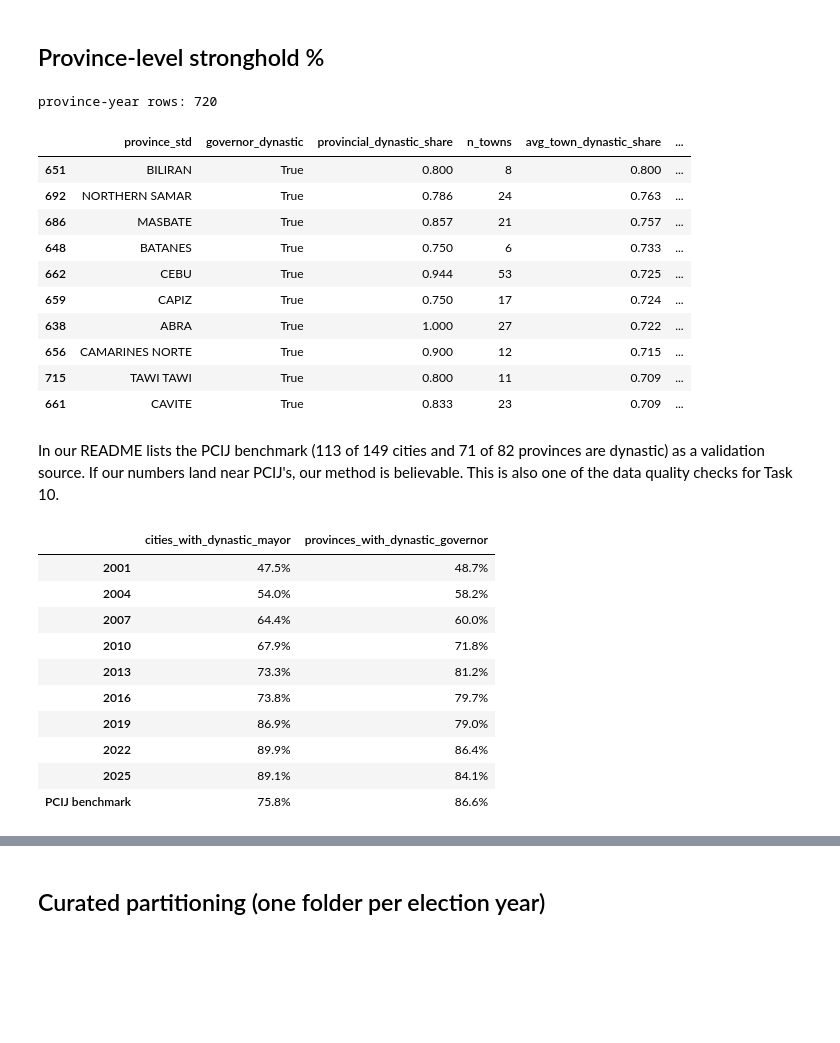
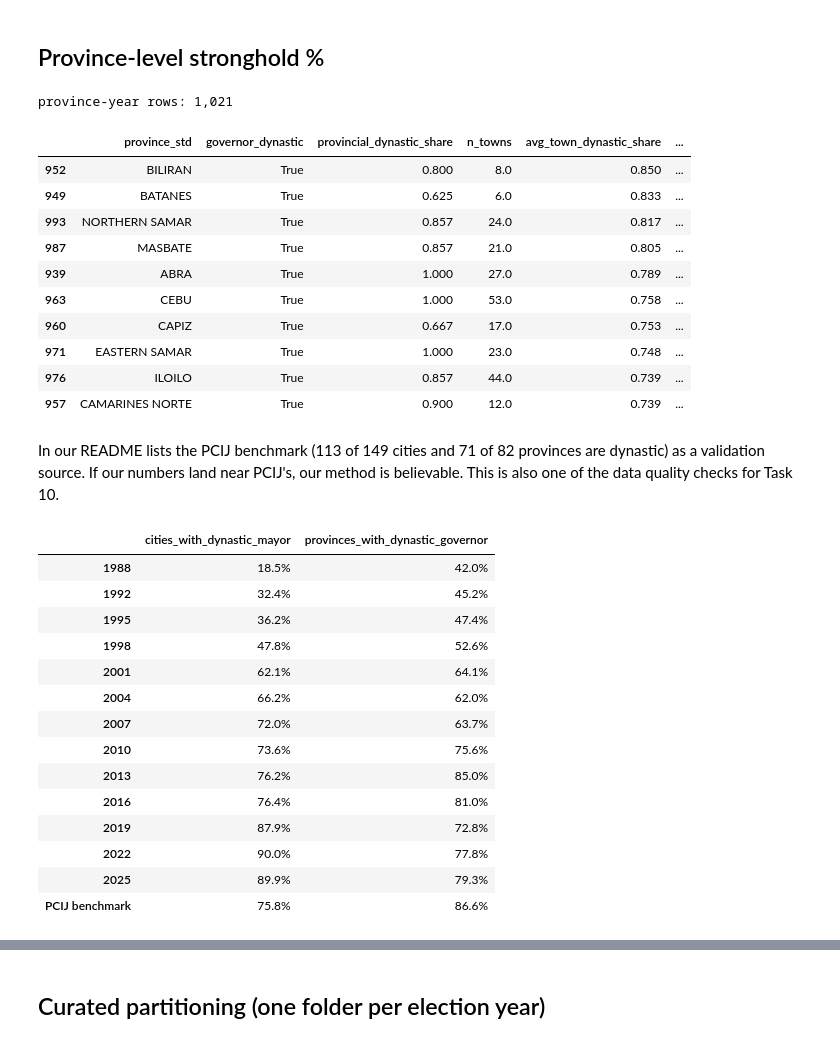
Before and after one commit to SrPenguin000/ph-political-dynasty-project, a Jupyter notebook: notebooks/04_dynasty_stronghold.ipynb, the cells around one changed output, grey strips where cells are left out. Cells and saved outputs as stored; diff of their text form; code cells hidden in the pictures; blank space fills up the shorter version.

```diff
--- a/notebooks/04_dynasty_stronghold.ipynb
+++ b/notebooks/04_dynasty_stronghold.ipynb
@@ -14,7 +14,7 @@ edges = pd.read_parquet(S + "kinship_edges.parquet")
 clans = pd.read_parquet(S + "clans.parquet")
 memberships = pd.read_parquet(S + "hf_memberships_clean.parquet")   # used to know which towns are cities
 
-ELECTION_YEARS = [2001, 2004, 2007, 2010, 2013, 2016, 2019, 2022, 2025]
+ELECTION_YEARS = [1988, 1992, 1995, 1998, 2001, 2004, 2007, 2010, 2013, 2016, 2019, 2022, 2025]
 LOCAL = ["MAYOR", "VICE MAYOR", "COUNCILOR"]
 PROVINCIAL = ["GOVERNOR", "VICE GOVERNOR", "PROVINCIAL BOARD MEMBER"]
 print(f"people: {len(people):,} | terms: {len(terms):,} | kinship links: {len(edges):,} | clans: {len(clans):,}")
@@ -49,6 +53,14 @@ t["first_relative_year"] = t["person_uid"].map(first_relative_year)
 t["is_dynastic"] = t["first_relative_year"].le(t["year"]).fillna(False).astype(bool)
 t["clan_id"] = t["person_uid"].map(info["clan_id"])
 
+
+# "Fat dynasty" (Ateneo's definition): a relative holds office in the SAME province in the SAME year
+held = t.dropna(subset=["province_std"])[["person_uid", "year", "province_std"]].drop_duplicates()
+together = (pairs.merge(held, on="person_uid")
+                 .merge(held.rename(columns={"person_uid": "relative"}), on=["relative", "year", "province_std"]))
+fat_keys = set(zip(together["person_uid"], together["year"], together["province_std"]))
+t["is_fat_dynasty"] = [k in fat_keys for k in zip(t["person_uid"], t["year"], t["province_std"])]
+
 t.groupby("year").agg(officials=("person_uid", "size"), source=("source", lambda s: s.mode().iloc[0]),
-                      dynastic_share=("is_dynastic", "mean")).round(3)
+                      dynastic_share=("is_dynastic", "mean"), fat_dynasty_share=("is_fat_dynasty", "mean")).round(3)
 # %% [output]
@@ -76,8 +92,9 @@ loc = t[t["position"].isin(LOCAL)].dropna(subset=["town_std"])
 keys = ["year", "province_std", "town_std"]
 
 # Stronghold % per town and election
-town = loc.groupby(keys).agg(n_officials=("person_uid", "nunique"),
-                             n_dynastic=("is_dynastic", "sum")).reset_index()
+loc_people = loc.drop_duplicates(keys + ["person_uid"])   # count each person once per town (some IDs hold 2 posts)
+town = loc_people.groupby(keys).agg(n_officials=("person_uid", "nunique"),
+                                    n_dynastic=("is_dynastic", "sum")).reset_index()
 town["dynastic_share"] = (town["n_dynastic"] / town["n_officials"]).round(3)
 
 # Is the mayor dynastic?
@@ -88,7 +105,7 @@ town["mayor_dynastic"] = town["mayor_dynastic"].astype("boolean")    # empty whe
 
 # The family (clan) holding the most seats in each town
 top = (loc.dropna(subset=["clan_id"]).groupby(keys + ["clan_id"])["person_uid"].nunique().rename("top_clan_seats")
-          .reset_index().sort_values("top_clan_seats", ascending=False).drop_duplicates(keys)
+          .reset_index().sort_values(["top_clan_seats", "clan_id"], ascending=[False, True]).drop_duplicates(keys)
           .rename(columns={"clan_id": "top_clan_id"}))
 town = town.merge(top, on=keys, how="left")
 town["top_clan_seats"] = town["top_clan_seats"].fillna(0).astype(int)
@@ -99,7 +116,7 @@ town["fat_dynasty"] = town["top_clan_seats"] >= 2
 town["is_city"] = [(p, c) in city for p, c in zip(town["province_std"], town["town_std"])]
 town["stronghold_level"] = pd.cut(town["dynastic_share"], [-0.01, 0.25, 0.5, 0.75, 1.0],
                                   labels=["low (0-25%)", "moderate (25-50%)", "high (50-75%)", "stronghold (75-100%)"])
-town["source"] = np.where(town["year"].between(2004, 2016), "hf", "openhalalan")
+town["source"] = np.select([town["year"].lt(2001), town["year"].between(2004, 2016)], ["ateneo", "hf"], default="openhalalan")
 
 print(f"town-year rows: {len(town):,}")
 display(town.groupby("year").agg(
@@ -141,44 +162,47 @@ town-year rows: 14,437
 # %%
 pv = t[t["position"].isin(PROVINCIAL)].dropna(subset=["province_std"])
 pk = ["year", "province_std"]
 
 # Provincial officials (governor, vice governor, board members)
-prov_tbl = pv.groupby(pk).agg(n_provincial_officials=("person_uid", "nunique"),
-                              n_dynastic=("is_dynastic", "sum")).reset_index()
+pv_people = pv.drop_duplicates(pk + ["person_uid"])   # count each person once per province
+prov_tbl = pv_people.groupby(pk).agg(n_provincial_officials=("person_uid", "nunique"),
+                                     n_dynastic=("is_dynastic", "sum")).reset_index()
 prov_tbl["provincial_dynastic_share"] = (prov_tbl["n_dynastic"] / prov_tbl["n_provincial_officials"]).round(3)
 
 # Is the governor dynastic?
 gov = pv[pv["position"].eq("GOVERNOR")].groupby(pk).agg(governor_uid=("person_uid", "first"),
                                                        governor_dynastic=("is_dynastic", "max")).reset_index()
 
 # Summary of the province's towns (from Step 3)
 towns_sum = town.groupby(pk).agg(n_towns=("town_std", "size"),
                                  share_towns_dynastic_mayor=("mayor_dynastic", "mean"),
                                  avg_town_dynastic_share=("dynastic_share", "mean"),
                                  n_stronghold_towns=("stronghold_level", lambda s: (s == "stronghold (75-100%)").sum())).reset_index()
 
-prov_tbl = prov_tbl.merge(gov, on=pk, how="left").merge(towns_sum, on=pk, how="left")
+# Fat dynasty share over ALL officials in the province (local + provincial + House), Ateneo's definition
+fat = t.dropna(subset=["province_std"]).groupby(pk)["is_fat_dynasty"].mean().rename("fat_dynasty_share").round(3).reset_index()
+prov_tbl = prov_tbl.merge(gov, on=pk, how="left").merge(towns_sum, on=pk, how="left").merge(fat, on=pk, how="left")
 prov_tbl["governor_dynastic"] = prov_tbl["governor_dynastic"].astype("boolean")
 cols = ["share_towns_dynastic_mayor", "avg_town_dynastic_share"]
 prov_tbl[cols] = prov_tbl[cols].astype(float).round(3)
 
 print(f"province-year rows: {len(prov_tbl):,}")
 # The 10 most dynastic provinces in 2025 (by their towns)
 prov_tbl[prov_tbl["year"].eq(2025)].sort_values("avg_town_dynastic_share", ascending=False)[
-    ["province_std", "governor_dynastic", "provincial_dynastic_share", "n_towns", "avg_town_dynastic_share", "n_stronghold_towns"]].head(10)
+    ["province_std", "governor_dynastic", "provincial_dynastic_share", "n_towns", "avg_town_dynastic_share", "n_stronghold_towns", "fat_dynasty_share"]].head(10)
 # %% [output]
-province-year rows: 720
+province-year rows: 1,021
 |  | province_std | governor_dynastic | provincial_dynastic_share | n_towns | avg_town_dynastic_share | ... |
-| 651 | BILIRAN | True | 0.800 | 8 | 0.800 | ... |
-| 692 | NORTHERN SAMAR | True | 0.786 | 24 | 0.763 | ... |
-| 686 | MASBATE | True | 0.857 | 21 | 0.757 | ... |
-| 648 | BATANES | True | 0.750 | 6 | 0.733 | ... |
-| 662 | CEBU | True | 0.944 | 53 | 0.725 | ... |
-| 659 | CAPIZ | True | 0.750 | 17 | 0.724 | ... |
-| 638 | ABRA | True | 1.000 | 27 | 0.722 | ... |
-| 656 | CAMARINES NORTE | True | 0.900 | 12 | 0.715 | ... |
-| 715 | TAWI TAWI | True | 0.800 | 11 | 0.709 | ... |
-| 661 | CAVITE | True | 0.833 | 23 | 0.709 | ... |
+| 952 | BILIRAN | True | 0.800 | 8.0 | 0.850 | ... |
+| 949 | BATANES | True | 0.625 | 6.0 | 0.833 | ... |
+| 993 | NORTHERN SAMAR | True | 0.857 | 24.0 | 0.817 | ... |
+| 987 | MASBATE | True | 0.857 | 21.0 | 0.805 | ... |
+| 939 | ABRA | True | 1.000 | 27.0 | 0.789 | ... |
+| 963 | CEBU | True | 1.000 | 53.0 | 0.758 | ... |
+| 960 | CAPIZ | True | 0.667 | 17.0 | 0.753 | ... |
+| 971 | EASTERN SAMAR | True | 1.000 | 23.0 | 0.748 | ... |
+| 976 | ILOILO | True | 0.857 | 44.0 | 0.739 | ... |
+| 957 | CAMARINES NORTE | True | 0.900 | 12.0 | 0.739 | ... |
 # %% [markdown]
 In our README lists the PCIJ benchmark (113 of 149 cities and 71 of 82 provinces are dynastic) as a validation source. If our numbers land near PCIJ's, our method is believable. This is also one of the data quality checks for Task 10.
 # %%
@@ -190,13 +214,17 @@ pcij = pd.DataFrame({"cities_with_dynastic_mayor": [113 / 149],
 (pd.concat([bench, pcij]) * 100).round(1).astype(str).add("%")
 # %% [output]
 |  | cities_with_dynastic_mayor | provinces_with_dynastic_governor |
-| 2001 | 47.5% | 48.7% |
-| 2004 | 54.0% | 58.2% |
-| 2007 | 64.4% | 60.0% |
-| 2010 | 67.9% | 71.8% |
-| 2013 | 73.3% | 81.2% |
-| 2016 | 73.8% | 79.7% |
-| 2019 | 86.9% | 79.0% |
-| 2022 | 89.9% | 86.4% |
-| 2025 | 89.1% | 84.1% |
+| 1988 | 18.5% | 42.0% |
+| 1992 | 32.4% | 45.2% |
+| 1995 | 36.2% | 47.4% |
+| 1998 | 47.8% | 52.6% |
+| 2001 | 62.1% | 64.1% |
+| 2004 | 66.2% | 62.0% |
+| 2007 | 72.0% | 63.7% |
+| 2010 | 73.6% | 75.6% |
+| 2013 | 76.2% | 85.0% |
+| 2016 | 76.4% | 81.0% |
+| 2019 | 87.9% | 72.8% |
+| 2022 | 90.0% | 77.8% |
+| 2025 | 89.9% | 79.3% |
 | PCIJ benchmark | 75.8% | 86.6% |
```
Also changed, not shown: parts of 7 cells of this notebook, 3 other files.
